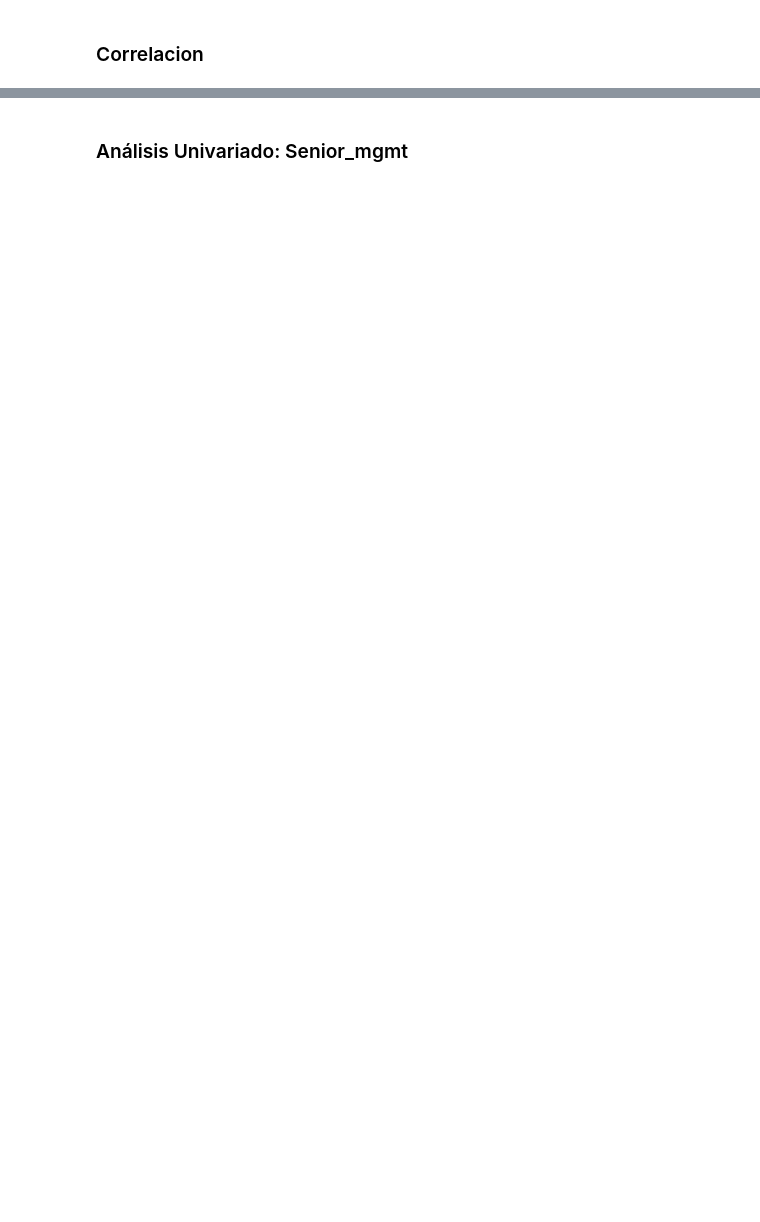
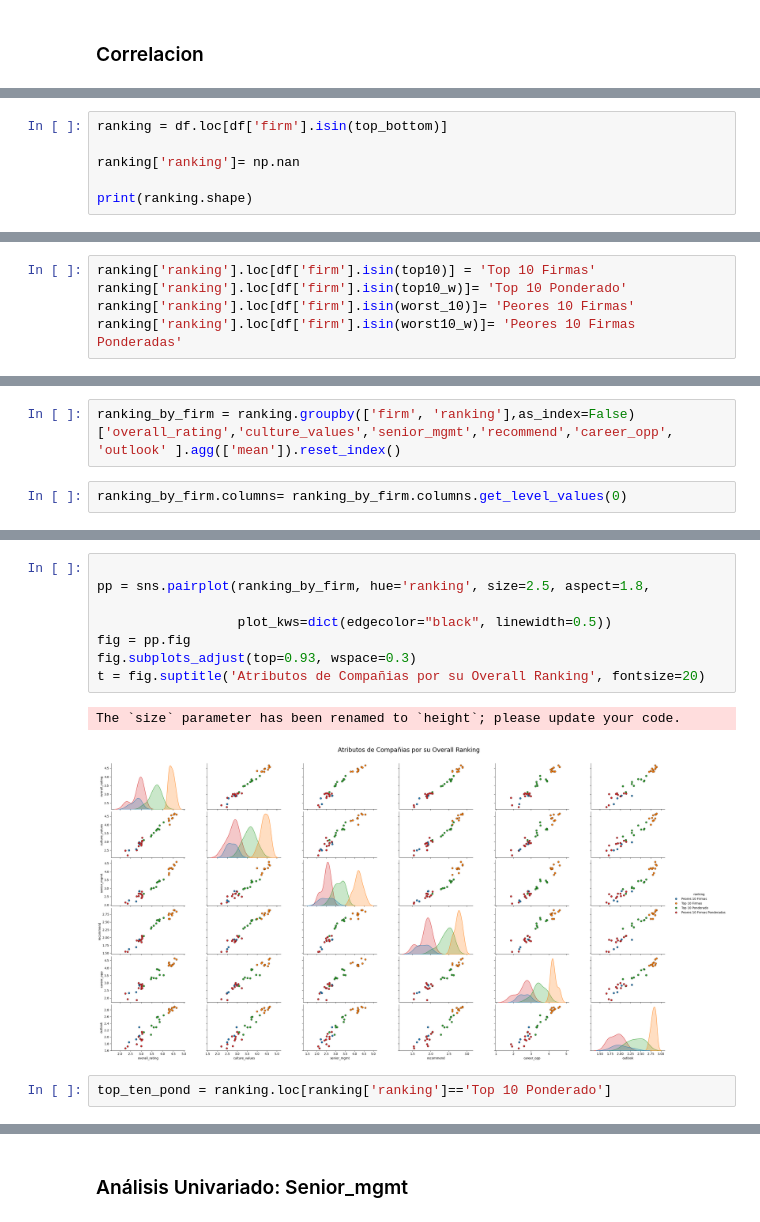
Before and after one commit to worldbp/Coderhouse-DS, a Jupyter notebook: Pre-Entrega Proyecto Final/PreEntregaProyectoFinal+Rojas.ipynb, the cells around one changed output, grey strips where cells are left out. Drawn from its saved outputs; the diff is of its cells as text; blank space fills up the shorter version.

```diff
--- a/Pre-Entrega Proyecto Final/PreEntregaProyectoFinal+Rojas.ipynb
+++ b/Pre-Entrega Proyecto Final/PreEntregaProyectoFinal+Rojas.ipynb
@@ -908,0 +1344,6 @@ fig.show()
+# %%
+ranking = df.loc[df['firm'].isin(top_bottom)]
+
+ranking['ranking']= np.nan
+
+print(ranking.shape)
@@ -908,0 +1356,5 @@ fig.show()
+# %%
+ranking['ranking'].loc[df['firm'].isin(top10)] = 'Top 10 Firmas'
+ranking['ranking'].loc[df['firm'].isin(top10_w)]= 'Top 10 Ponderado'
+ranking['ranking'].loc[df['firm'].isin(worst_10)]= 'Peores 10 Firmas'
+ranking['ranking'].loc[df['firm'].isin(worst10_w)]= 'Peores 10 Firmas Ponderadas'
@@ -908,0 +1395,4 @@ fig.show()
+# %%
+ranking_by_firm = ranking.groupby(['firm', 'ranking'],as_index=False)['overall_rating','culture_values','senior_mgmt','recommend','career_opp', 'outlook' ].agg(['mean']).reset_index()
+# %%
+ranking_by_firm.columns= ranking_by_firm.columns.get_level_values(0)
@@ -908,0 +1419,13 @@ fig.show()
+# %%
+
+pp = sns.pairplot(ranking_by_firm, hue='ranking', size=2.5, aspect=1.8,
+
+                  plot_kws=dict(edgecolor="black", linewidth=0.5))
+fig = pp.fig
+fig.subplots_adjust(top=0.93, wspace=0.3)
+t = fig.suptitle('Atributos de Compañias por su Overall Ranking', fontsize=20)
+# %% [output]
+The `size` parameter has been renamed to `height`; please update your code.
+[figure, added]
+# %%
+top_ten_pond = ranking.loc[ranking['ranking']=='Top 10 Ponderado']
```
Also changed, not shown: parts of 149 cells of this notebook.
